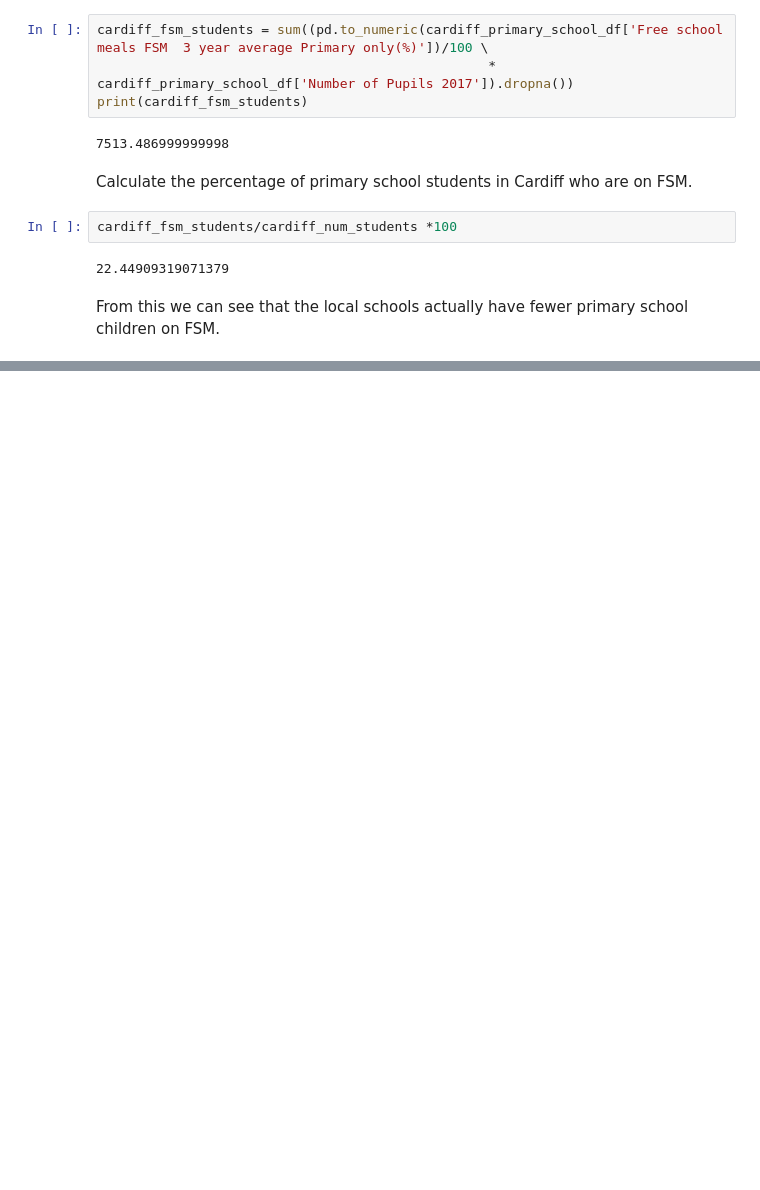
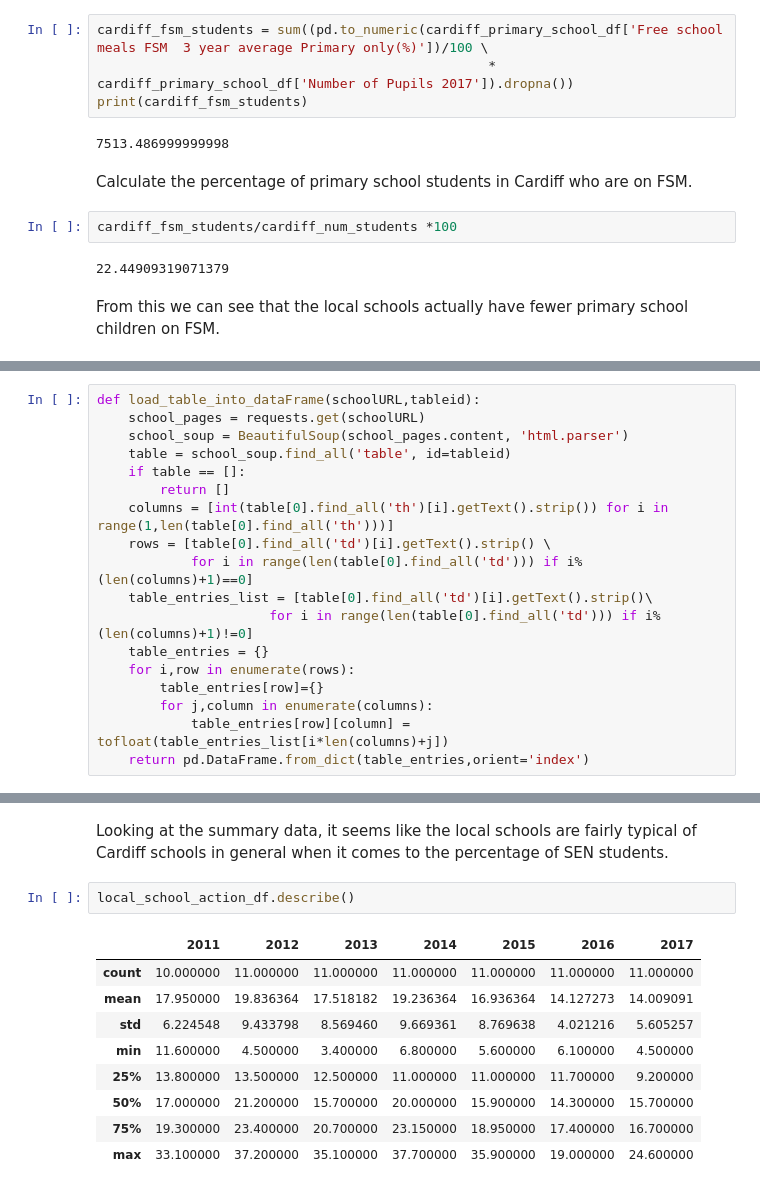
Before and after one commit to idorrington92/SRCDC_cardiff_data_analysis, a Jupyter notebook: codes/schools/my_local_school_webscraping.ipynb, the cells around one changed output, grey strips where cells are left out. Cells and saved outputs as stored; diff of their text form; blank space fills up the shorter version.

```diff
--- a/codes/schools/my_local_school_webscraping.ipynb
+++ b/codes/schools/my_local_school_webscraping.ipynb
@@ -213,0 +220,18 @@ From this we can see that the local schools actually have fewer primary school c
+# %%
+def load_table_into_dataFrame(schoolURL,tableid):
+    school_pages = requests.get(schoolURL)
+    school_soup = BeautifulSoup(school_pages.content, 'html.parser')
+    table = school_soup.find_all('table', id=tableid)
+    if table == []:
+        return []
+    columns = [int(table[0].find_all('th')[i].getText().strip()) for i in range(1,len(table[0].find_all('th')))]
+    rows = [table[0].find_all('td')[i].getText().strip() \
+            for i in range(len(table[0].find_all('td'))) if i%(len(columns)+1)==0]
+    table_entries_list = [table[0].find_all('td')[i].getText().strip()\
+                      for i in range(len(table[0].find_all('td'))) if i%(len(columns)+1)!=0]
+    table_entries = {}
+    for i,row in enumerate(rows):
+        table_entries[row]={}
+        for j,column in enumerate(columns):
+            table_entries[row][column] = tofloat(table_entries_list[i*len(columns)+j])
+    return pd.DataFrame.from_dict(table_entries,orient='index')
@@ -213,0 +266,14 @@ From this we can see that the local schools actually have fewer primary school c
+# %% [markdown]
+Looking at the summary data, it seems like the local schools are fairly typical of Cardiff schools in general when it comes to the percentage of SEN students.
+# %%
+local_school_action_df.describe()
+# %% [output]
+|  | 2011 | 2012 | 2013 | 2014 | 2015 | 2016 | 2017 |
+| count | 10.000000 | 11.000000 | 11.000000 | 11.000000 | 11.000000 | 11.000000 | 11.000000 |
+| mean | 17.950000 | 19.836364 | 17.518182 | 19.236364 | 16.936364 | 14.127273 | 14.009091 |
+| std | 6.224548 | 9.433798 | 8.569460 | 9.669361 | 8.769638 | 4.021216 | 5.605257 |
+| min | 11.600000 | 4.500000 | 3.400000 | 6.800000 | 5.600000 | 6.100000 | 4.500000 |
+| 25% | 13.800000 | 13.500000 | 12.500000 | 11.000000 | 11.000000 | 11.700000 | 9.200000 |
+| 50% | 17.000000 | 21.200000 | 15.700000 | 20.000000 | 15.900000 | 14.300000 | 15.700000 |
+| 75% | 19.300000 | 23.400000 | 20.700000 | 23.150000 | 18.950000 | 17.400000 | 16.700000 |
+| max | 33.100000 | 37.200000 | 35.100000 | 37.700000 | 35.900000 | 19.000000 | 24.600000 |
```
Also changed, not shown: parts of 21 cells of this notebook.
